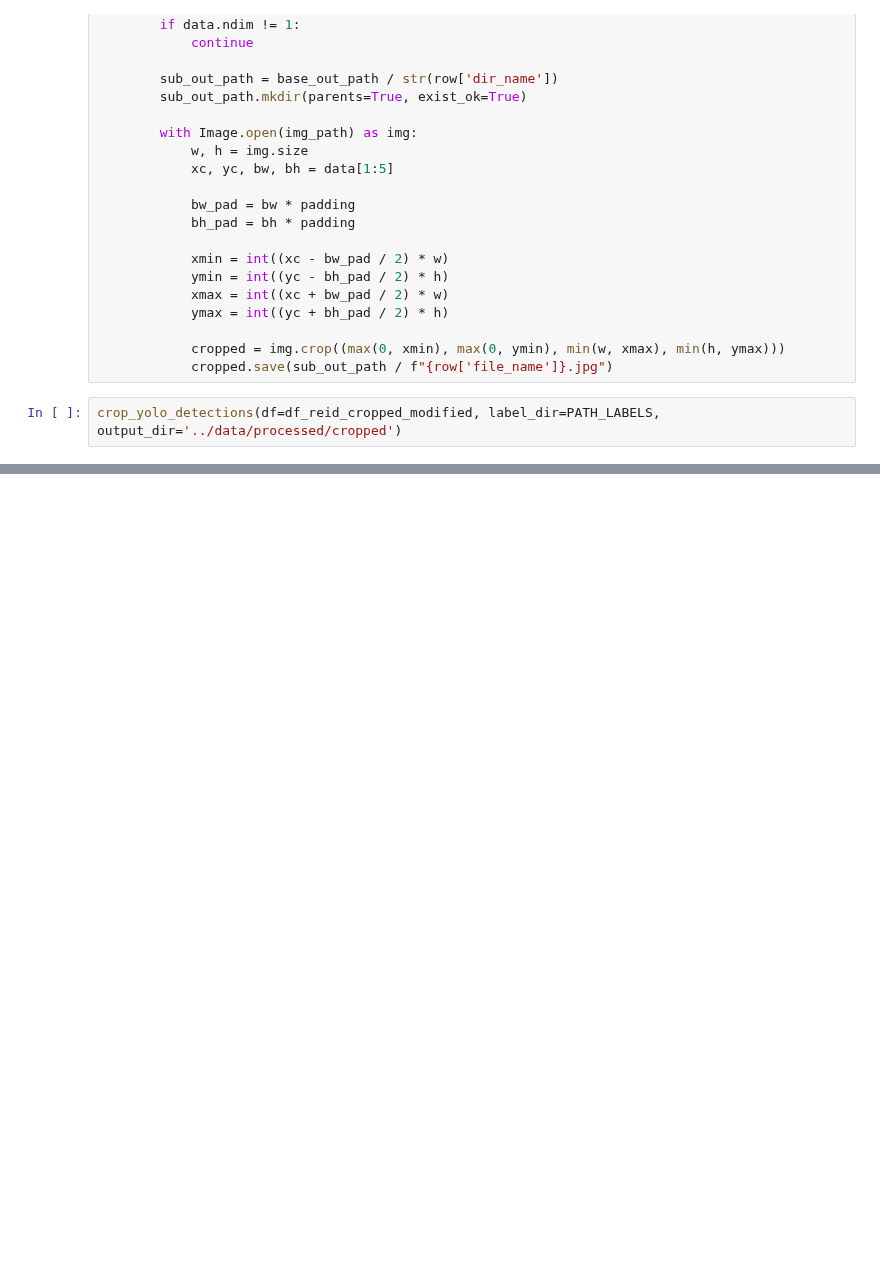
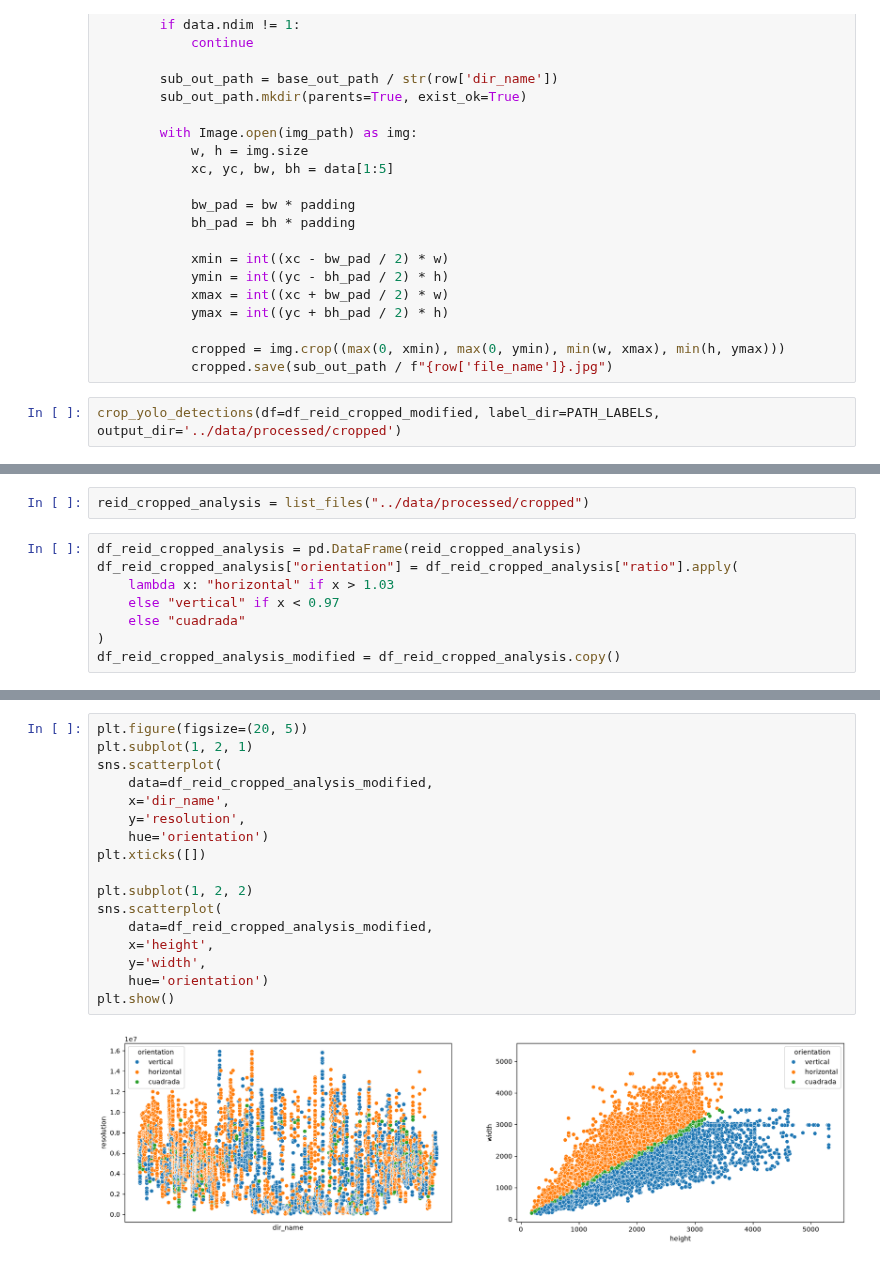
Before and after one commit to 317745/IA_PROJECT, a Jupyter notebook: notebooks/03_recorte_.ipynb, the cells around one changed output, grey strips where cells are left out. Saved outputs shown, nothing was run; the diff lists cells and outputs as text; blank space fills up the shorter version.

```diff
--- a/notebooks/03_recorte_.ipynb
+++ b/notebooks/03_recorte_.ipynb
@@ -50,0 +117,10 @@ crop_yolo_detections(df=df_reid_cropped_modified, label_dir=PATH_LABELS, output_
+# %%
+reid_cropped_analysis = list_files("../data/processed/cropped")
+# %%
+df_reid_cropped_analysis = pd.DataFrame(reid_cropped_analysis)
+df_reid_cropped_analysis["orientation"] = df_reid_cropped_analysis["ratio"].apply(
+    lambda x: "horizontal" if x > 1.03
+    else "vertical" if x < 0.97
+    else "cuadrada"
+)
+df_reid_cropped_analysis_modified = df_reid_cropped_analysis.copy()
@@ -50,0 +136,19 @@ crop_yolo_detections(df=df_reid_cropped_modified, label_dir=PATH_LABELS, output_
+# %%
+plt.figure(figsize=(20, 5))
+plt.subplot(1, 2, 1)
+sns.scatterplot(
+    data=df_reid_cropped_analysis_modified,
+    x='dir_name',
+    y='resolution',
+    hue='orientation')
+plt.xticks([])
+
+plt.subplot(1, 2, 2)
+sns.scatterplot(
+    data=df_reid_cropped_analysis_modified,
+    x='height',
+    y='width',
+    hue='orientation')
+plt.show()
+# %% [output]
+[figure, added]
```
Also changed, not shown: parts of 8 cells of this notebook, 8 other files.
